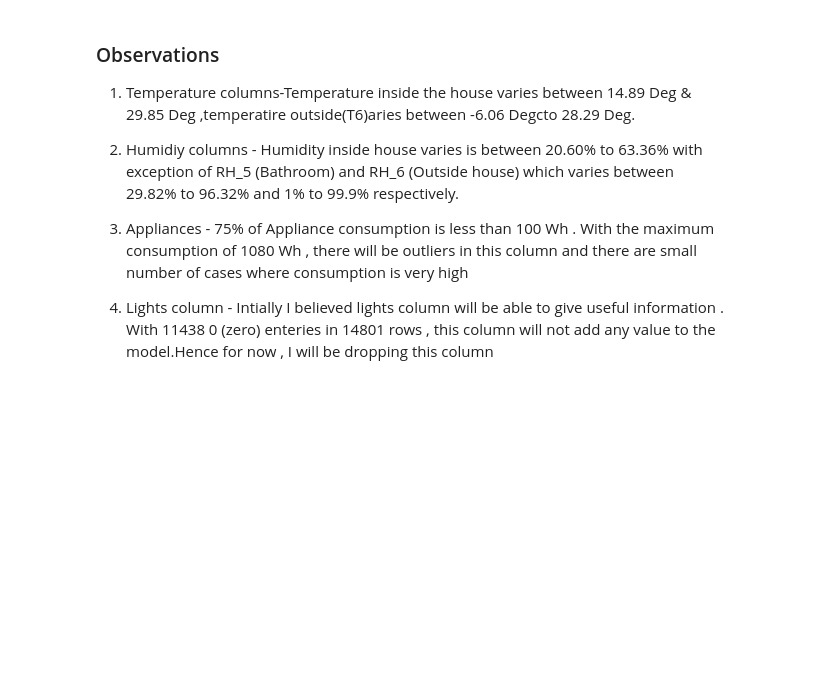
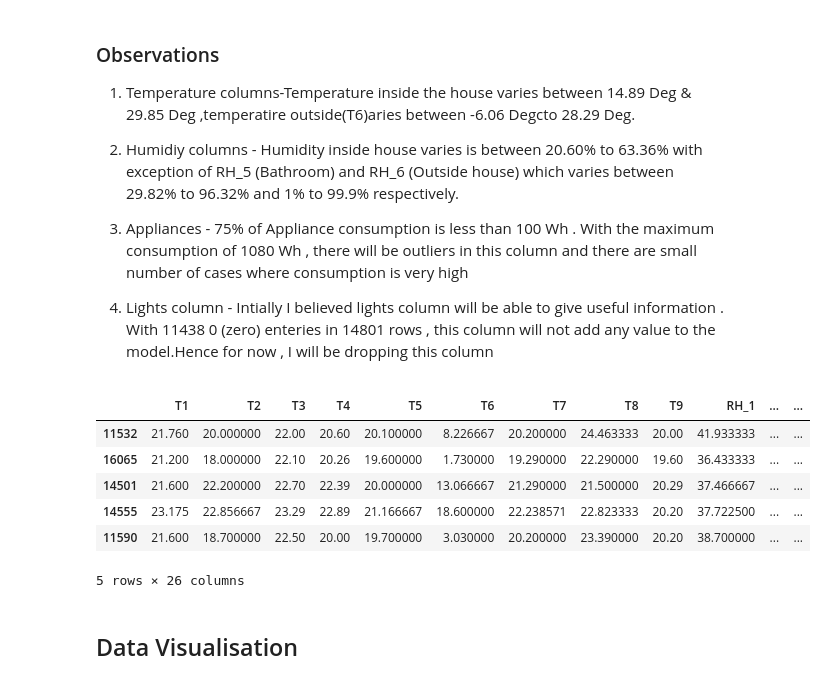
Before and after one commit to Vishvam17/Appliance-Energy-Prediction, a Jupyter notebook: Appliance Energy Prediction.ipynb, the cells around one changed output. Saved outputs shown, nothing was run; the diff lists cells and outputs as text; code cells hidden in the pictures; blank space fills up the shorter version.

```diff
--- a/Appliance Energy Prediction.ipynb
+++ b/Appliance Energy Prediction.ipynb
@@ -222,0 +228,12 @@ target_vars.describe()
+# %%
+feature_vars.tail()
+# %% [output]
+|  | T1 | T2 | T3 | T4 | T5 | T6 | T7 | T8 | T9 | RH_1 | ... | ... |
+| 11532 | 21.760 | 20.000000 | 22.00 | 20.60 | 20.100000 | 8.226667 | 20.200000 | 24.463333 | 20.00 | 41.933333 | ... | ... |
+| 16065 | 21.200 | 18.000000 | 22.10 | 20.26 | 19.600000 | 1.730000 | 19.290000 | 22.290000 | 19.60 | 36.433333 | ... | ... |
+| 14501 | 21.600 | 22.200000 | 22.70 | 22.39 | 20.000000 | 13.066667 | 21.290000 | 21.500000 | 20.29 | 37.466667 | ... | ... |
+| 14555 | 23.175 | 22.856667 | 23.29 | 22.89 | 21.166667 | 18.600000 | 22.238571 | 22.823333 | 20.20 | 37.722500 | ... | ... |
+| 11590 | 21.600 | 18.700000 | 22.50 | 20.00 | 19.700000 | 3.030000 | 20.200000 | 23.390000 | 20.20 | 38.700000 | ... | ... |
+5 rows × 26 columns
+# %% [markdown]
+## Data Visualisation
```
Also changed, not shown: parts of 14 cells of this notebook.
